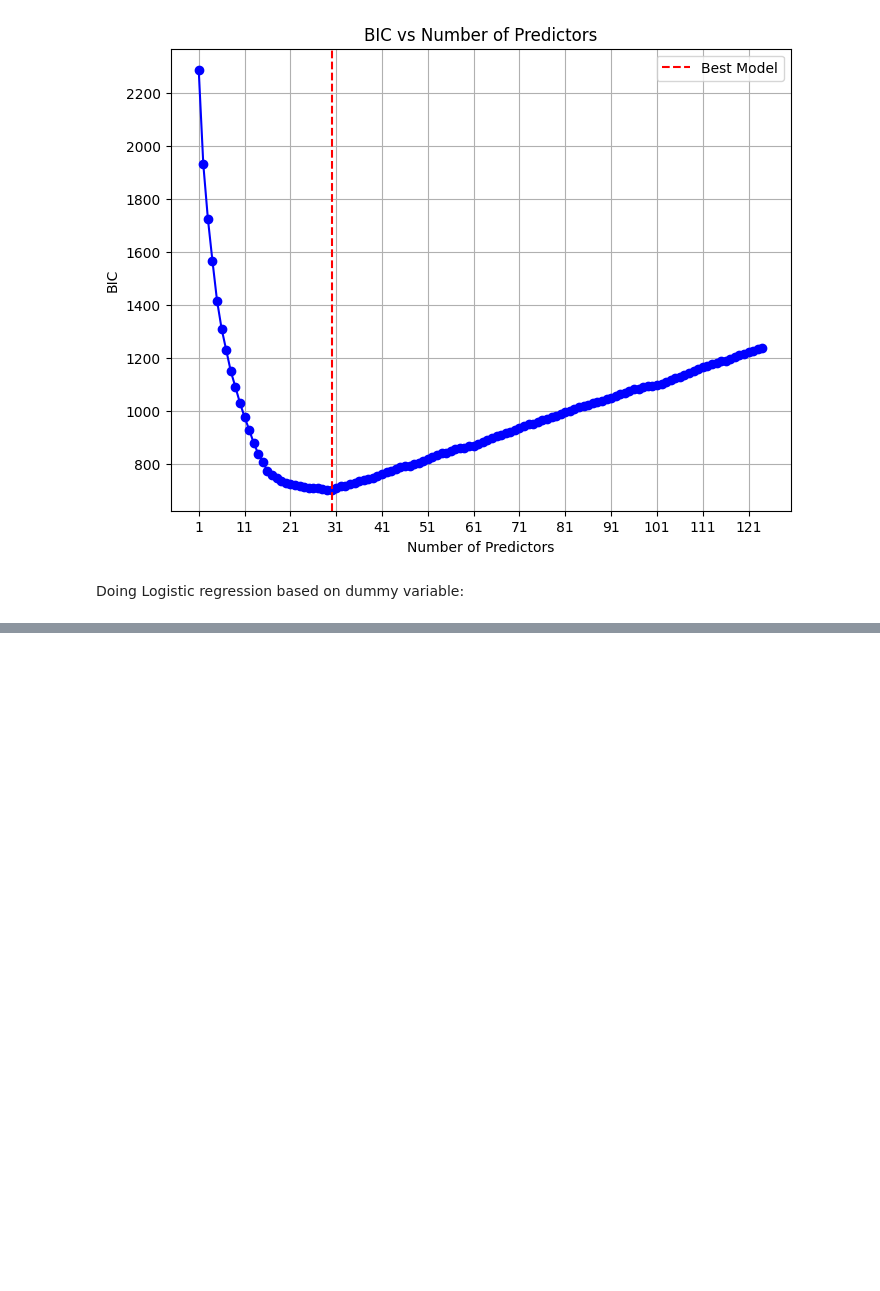
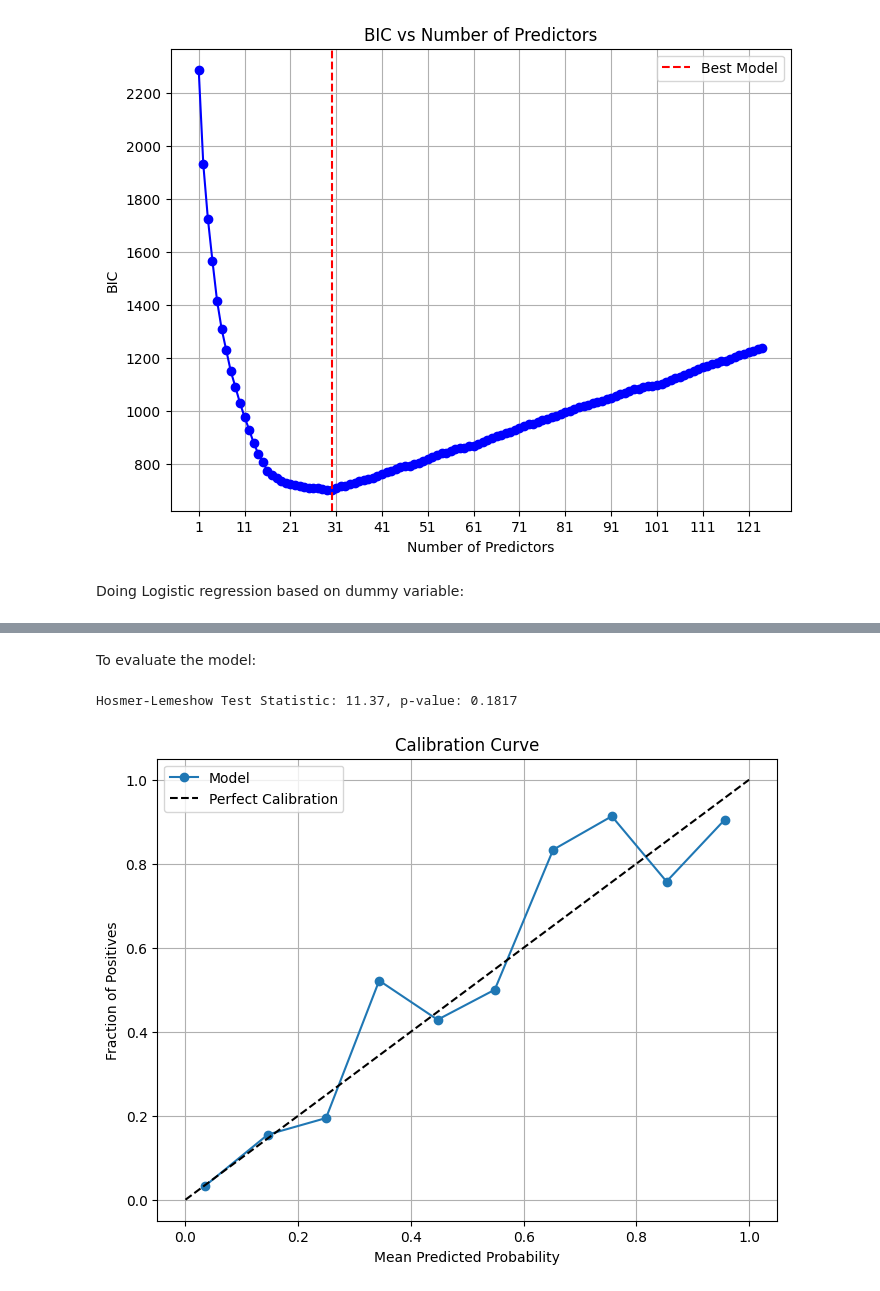
Before and after one commit to niconap/sda-project, a Jupyter notebook: logistic_regression.ipynb, the cells around one changed output, grey strips where cells are left out. Cells and saved outputs as stored; diff of their text form; code cells hidden in the pictures; blank space fills up the shorter version.

```diff
--- a/logistic_regression.ipynb
+++ b/logistic_regression.ipynb
@@ -586,0 +598,20 @@ Doing Logistic regression based on dummy variable:
+# %%
+# Define the target variable (Diagnosis) and predictor variables (X)
+y = alzheimers_data['Diagnosis'].astype(int)  # Ensure target variable is numeric
+X = alzheimers_data[['MemoryComplaints', 'BehavioralProblems', 'MMSE', 'ADL', 'FunctionalAssessment']]
+
+# Split the data into training (80%) and testing (20%) sets
+X_train, X_test, y_train, y_test = train_test_split(X, y, test_size=0.2, random_state=42)
+
+# Add a constant (intercept) term to the training predictor variables
+X_train_sm = sm.add_constant(X_train)  # Add a constant for the intercept term
+
+# Fit the logistic regression model on the training data
+model = sm.Logit(y_train, X_train_sm).fit()
+
+# Print the model summary
+print(model.summary())
+
+# Evaluate the model on the test data
+X_test_sm = sm.add_constant(X_test)  # Add a constant for the intercept term in the test data
+y_pred = model.predict(X_test_sm)
@@ -586,0 +636,38 @@ Doing Logistic regression based on dummy variable:
+# %% [markdown]
+To evaluate the model:
+# %%
+# Hosmer-Lemeshow Goodness-of-Fit Test
+data = X_test.copy()
+data['predicted'] = y_pred
+data['actual'] = y_test
+
+# Group predictions into deciles
+data['decile'] = pd.qcut(data['predicted'], 10, labels=False)
+
+# Calculate observed and expected counts
+observed = data.groupby('decile')['actual'].sum()
+expected = data.groupby('decile')['predicted'].sum()
+
+# Compute HL test statistic
+hl_stat = ((observed - expected) ** 2 / expected).sum()
+p_value = chi2.sf(hl_stat, df=8)  # Degrees of freedom = number of deciles - 2
+
+print(f"Hosmer-Lemeshow Test Statistic: {hl_stat:.2f}, p-value: {p_value:.4f}")
+# %% [output]
+Hosmer-Lemeshow Test Statistic: 11.37, p-value: 0.1817
+# %%
+# Calibration Curve
+prob_true, prob_pred = calibration_curve(y_test, y_pred, n_bins=10)
+
+# Plot calibration curve
+plt.figure(figsize=(8, 6))
+plt.plot(prob_pred, prob_true, marker='o', label='Model')
+plt.plot([0, 1], [0, 1], 'k--', label='Perfect Calibration')
+plt.xlabel('Mean Predicted Probability')
+plt.ylabel('Fraction of Positives')
+plt.title('Calibration Curve')
+plt.legend()
+plt.grid()
+plt.show()
+# %% [output]
+[figure, added]
```
Also changed, not shown: parts of 4 cells of this notebook.
